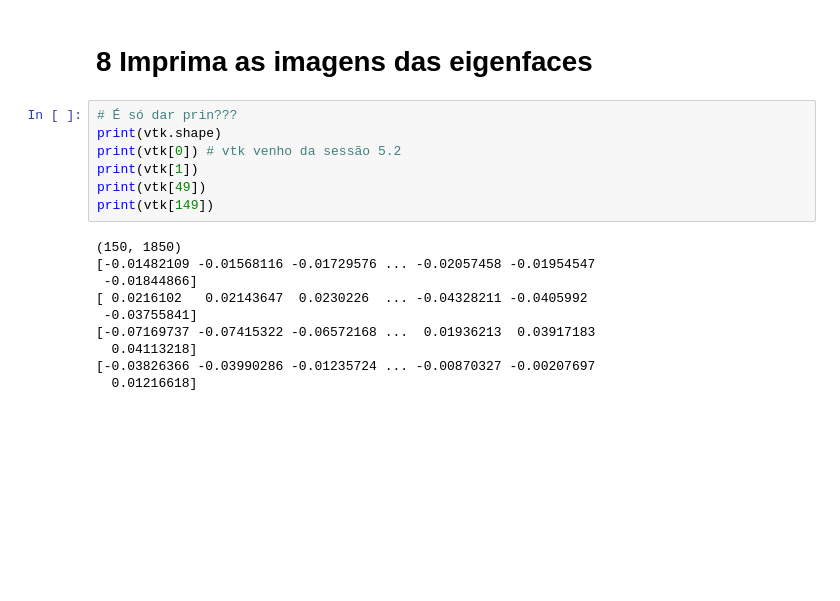
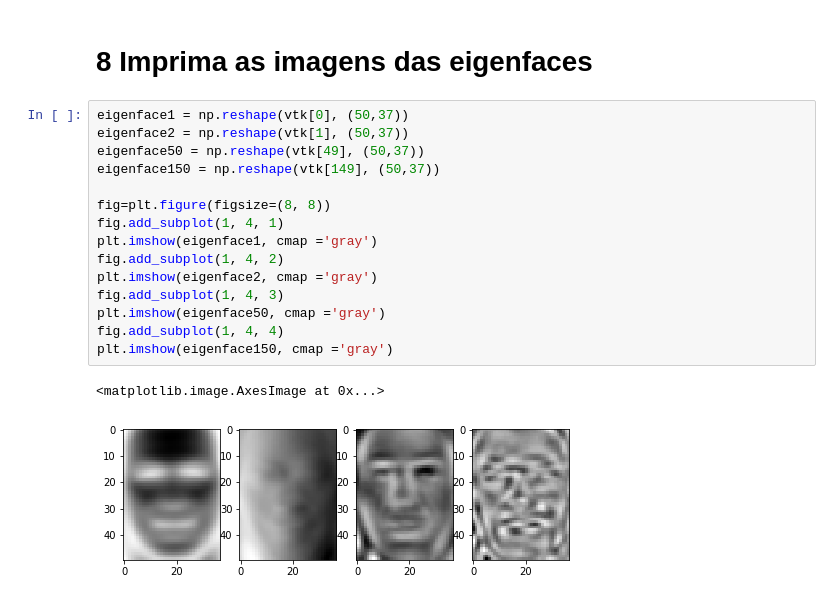
Before and after one commit to danielpazeto/python-notebooks, a Jupyter notebook: Unicamp/MO431A/Tarefa 2.ipynb, the cells around one changed output. Cells and saved outputs as stored; diff of their text form; blank space fills up the shorter version.

```diff
--- a/Unicamp/MO431A/Tarefa 2.ipynb
+++ b/Unicamp/MO431A/Tarefa 2.ipynb
@@ -114,20 +114,21 @@ plt.imshow(rebuilded_reshaped_image_sklearn, cmap ='gray')
 [figure]
 # %% [markdown]
 # 8 Imprima as imagens das eigenfaces
-# %%
-# É só dar prin???
-print(vtk.shape)
-print(vtk[0]) # vtk venho da sessão 5.2
-print(vtk[1])
-print(vtk[49])
-print(vtk[149])
-# %% [output]
-(150, 1850)
-[-0.01482109 -0.01568116 -0.01729576 ... -0.02057458 -0.01954547
- -0.01844866]
-[ 0.0216102   0.02143647  0.0230226  ... -0.04328211 -0.0405992
- -0.03755841]
-[-0.07169737 -0.07415322 -0.06572168 ...  0.01936213  0.03917183
-  0.04113218]
-[-0.03826366 -0.03990286 -0.01235724 ... -0.00870327 -0.00207697
-  0.01216618]
+# %%
+eigenface1 = np.reshape(vtk[0], (50,37))
+eigenface2 = np.reshape(vtk[1], (50,37))
+eigenface50 = np.reshape(vtk[49], (50,37))
+eigenface150 = np.reshape(vtk[149], (50,37))
+
+fig=plt.figure(figsize=(8, 8))
+fig.add_subplot(1, 4, 1)
+plt.imshow(eigenface1, cmap ='gray')
+fig.add_subplot(1, 4, 2)
+plt.imshow(eigenface2, cmap ='gray')
+fig.add_subplot(1, 4, 3)
+plt.imshow(eigenface50, cmap ='gray')
+fig.add_subplot(1, 4, 4)
+plt.imshow(eigenface150, cmap ='gray')
+# %% [output]
+<matplotlib.image.AxesImage at 0x...>
+[figure, added]
```
Also changed, not shown: 12 other files.
